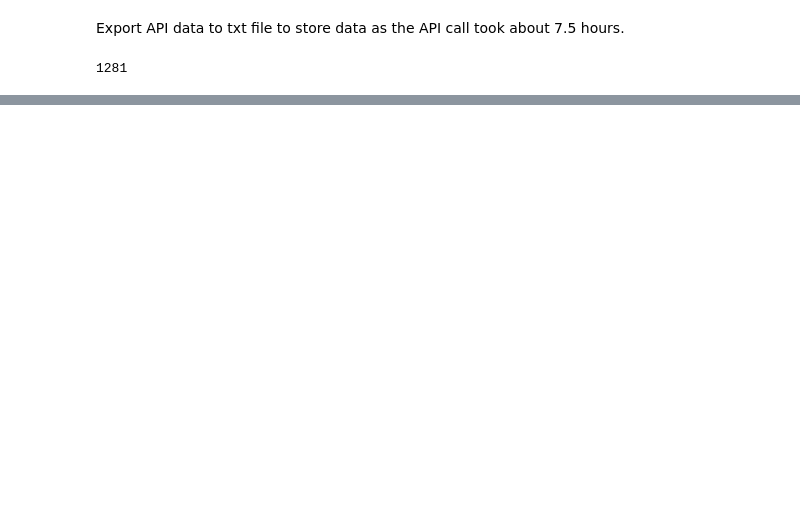
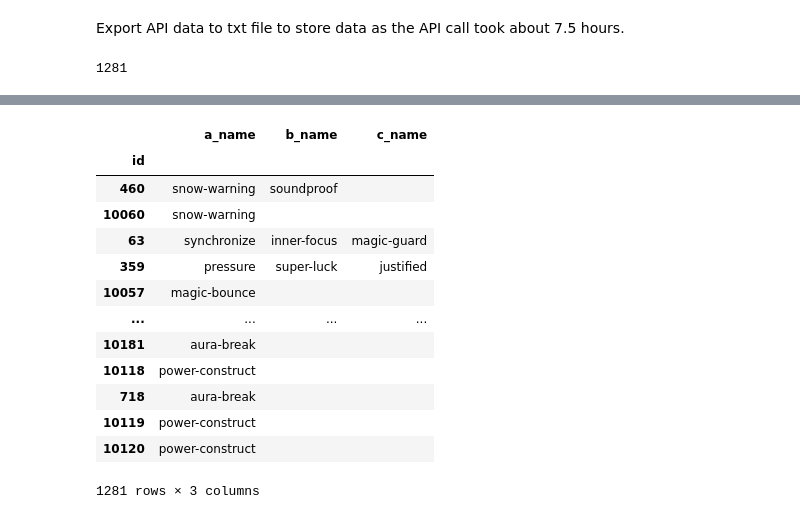
Before and after one commit to MendelinaL/ADS509_Pokemon-Text-Analysis, a Jupyter notebook: API_Data.ipynb, the cells around one changed output, grey strips where cells are left out. Drawn from its saved outputs; the diff is of its cells as text; code cells hidden in the pictures; blank space fills up the shorter version.

```diff
--- a/API_Data.ipynb
+++ b/API_Data.ipynb
@@ -99,0 +365,19 @@ len(pokemon_data)
+# %%
+abilities_df = abilities_df.drop(columns=['a', 'b', 'c', 'a_ability', 'b_ability', 'c_ability'])
+abilities_df = abilities_df.fillna({column: '' for column in abilities_df.columns})
+abilities_df
+# %% [output]
+|  | a_name | b_name | c_name |
+| id |  |  |  |
+| 460 | snow-warning | soundproof |  |
+| 10060 | snow-warning |  |  |
+| 63 | synchronize | inner-focus | magic-guard |
+| 359 | pressure | super-luck | justified |
+| 10057 | magic-bounce |  |  |
+| ... | ... | ... | ... |
+| 10181 | aura-break |  |  |
+| 10118 | power-construct |  |  |
+| 718 | aura-break |  |  |
+| 10119 | power-construct |  |  |
+| 10120 | power-construct |  |  |
+1281 rows × 3 columns
```
Also changed, not shown: parts of 24 cells of this notebook.
